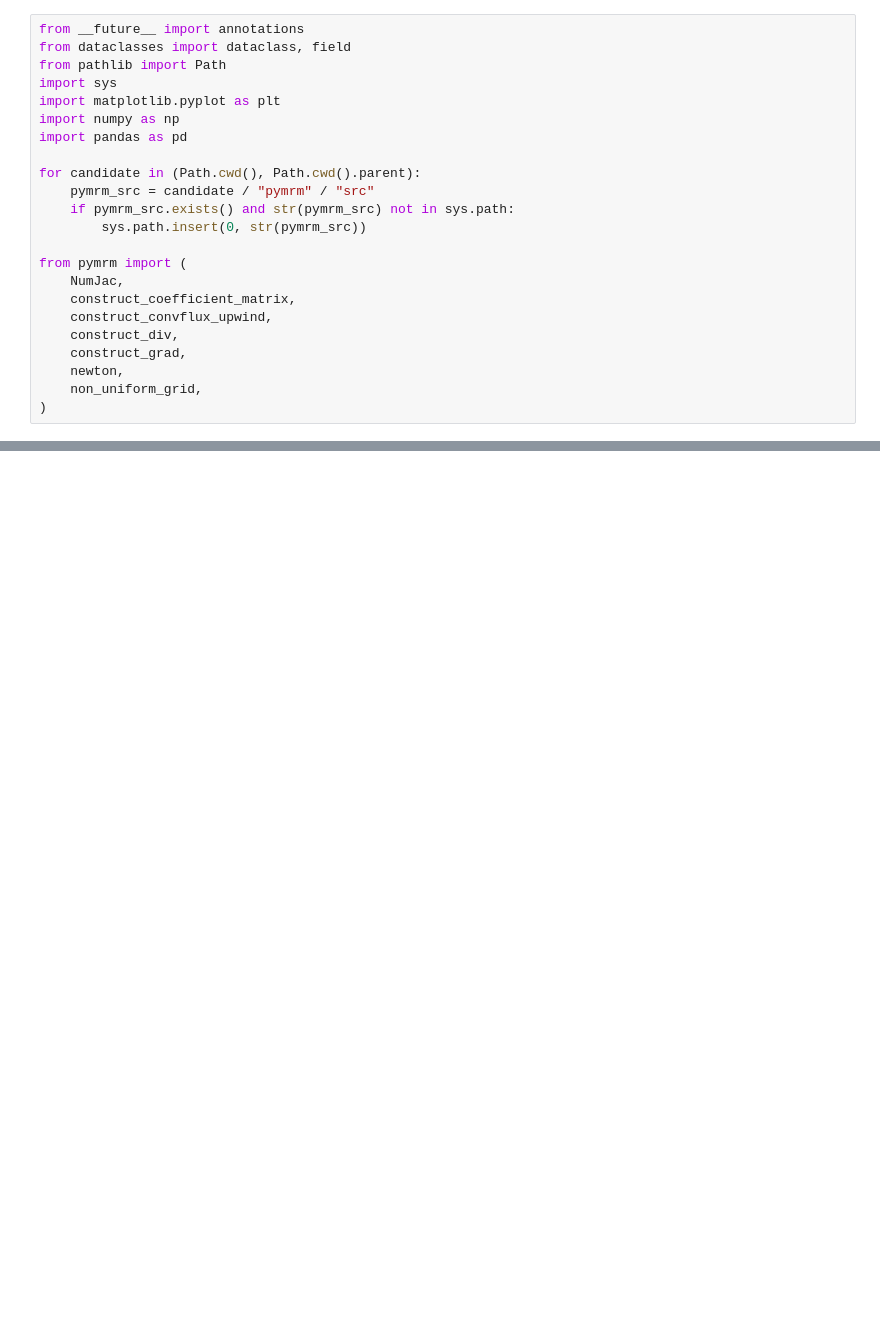
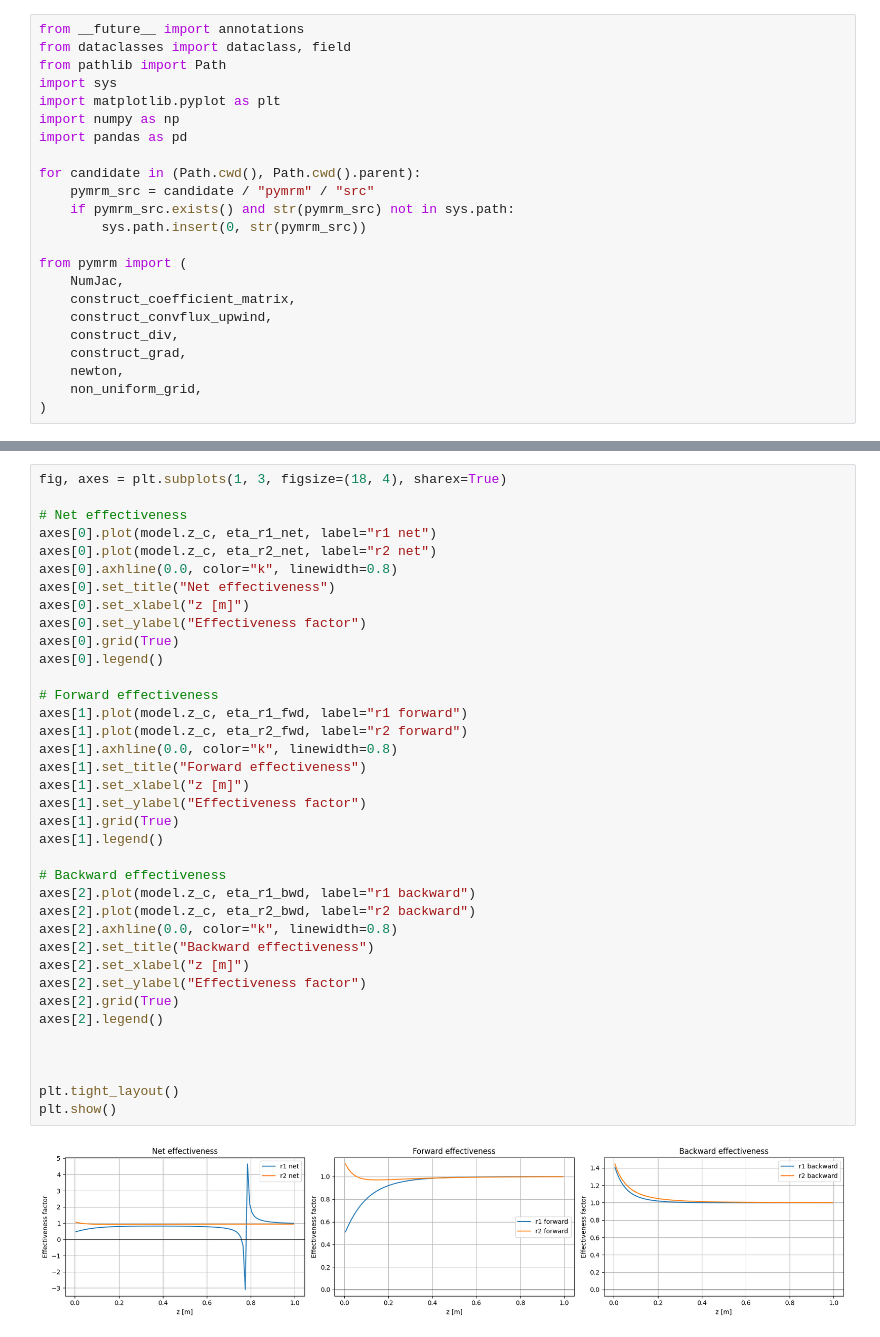
Before and after one commit to TorchSquarer/MRM-Assignment, a Jupyter notebook: combined membrane+reaction+stefan.ipynb, the cells around one changed output, grey strips where cells are left out. Drawn from its saved outputs; the diff is of its cells as text; blank space fills up the shorter version.

```diff
--- a/combined membrane+reaction+stefan.ipynb
+++ b/combined membrane+reaction+stefan.ipynb
@@ -361,0 +438,39 @@ plt.show()
+# %%
+fig, axes = plt.subplots(1, 3, figsize=(18, 4), sharex=True)
+
+# Net effectiveness
+axes[0].plot(model.z_c, eta_r1_net, label="r1 net")
+axes[0].plot(model.z_c, eta_r2_net, label="r2 net")
+axes[0].axhline(0.0, color="k", linewidth=0.8)
+axes[0].set_title("Net effectiveness")
+axes[0].set_xlabel("z [m]")
+axes[0].set_ylabel("Effectiveness factor")
+axes[0].grid(True)
+axes[0].legend()
+
+# Forward effectiveness
+axes[1].plot(model.z_c, eta_r1_fwd, label="r1 forward")
+axes[1].plot(model.z_c, eta_r2_fwd, label="r2 forward")
+axes[1].axhline(0.0, color="k", linewidth=0.8)
+axes[1].set_title("Forward effectiveness")
+axes[1].set_xlabel("z [m]")
+axes[1].set_ylabel("Effectiveness factor")
+axes[1].grid(True)
+axes[1].legend()
+
+# Backward effectiveness
+axes[2].plot(model.z_c, eta_r1_bwd, label="r1 backward")
+axes[2].plot(model.z_c, eta_r2_bwd, label="r2 backward")
+axes[2].axhline(0.0, color="k", linewidth=0.8)
+axes[2].set_title("Backward effectiveness")
+axes[2].set_xlabel("z [m]")
+axes[2].set_ylabel("Effectiveness factor")
+axes[2].grid(True)
+axes[2].legend()
+
+
+
+plt.tight_layout()
+plt.show()
+# %% [output]
+[figure, added]
```
Also changed, not shown: parts of 3 cells of this notebook.
